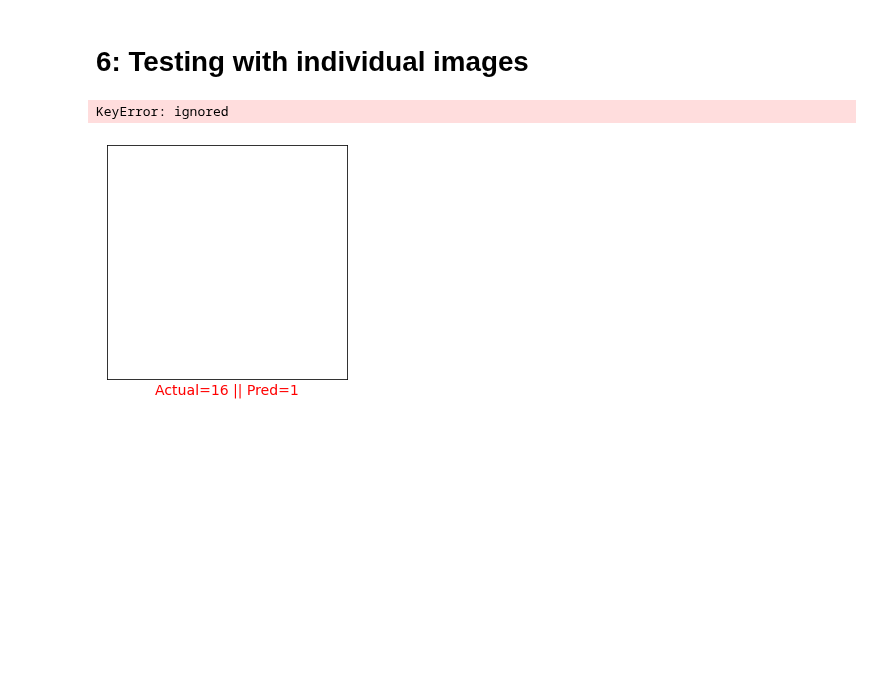
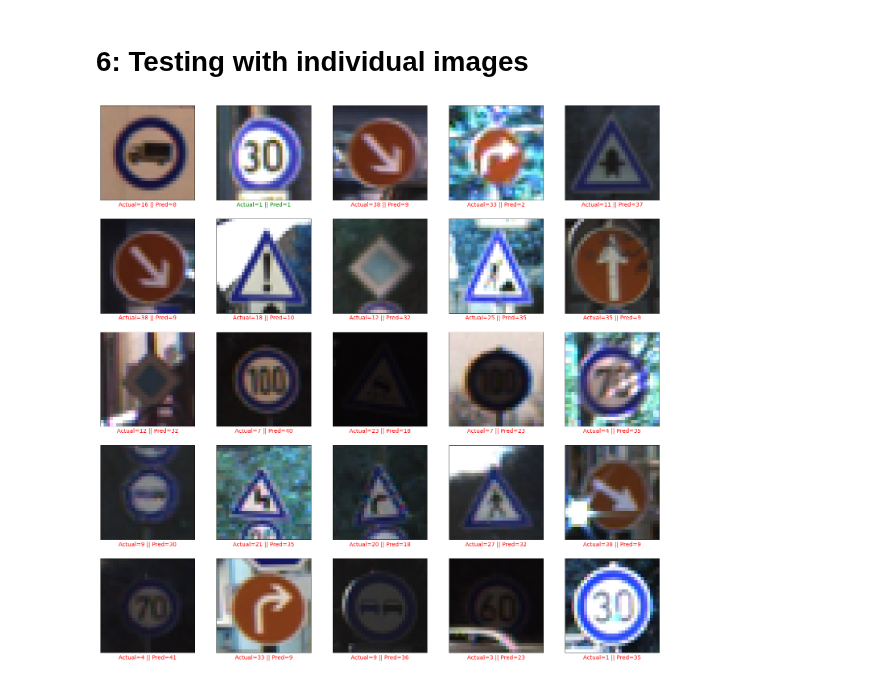
Before and after one commit to IanEspinoso/mock_mr_ganger, a Jupyter notebook: GTRSB - CNN (TensorFlow).ipynb, the cells around one changed output. Drawn from its saved outputs; the diff is of its cells as text; code cells hidden in the pictures; blank space fills up the shorter version.

Commit message:
notebook complete but model performance is poor

```diff
--- a/GTRSB - CNN (TensorFlow).ipynb
+++ b/GTRSB - CNN (TensorFlow).ipynb
@@ -479,27 +447,52 @@ Name: ClassId, dtype: int64
 
 # #Accuracy with the test data
 # print('Test Data accuracy: ',accuracy_score(labels, pred)*100)
+# %%
+from PIL import Image
+from sklearn.metrics import accuracy_score
+
+labels = test_data["ClassId"].values
+imgs = test_data["Path"].values
+
+data_dir = '/content/gtsrb-german-traffic-sign'
+
+data =[]
+
+for img in imgs:
+    try:
+        image = cv2.imread(data_dir + '/' +img)
+        image_fromarray = Image.fromarray(image, 'RGB')
+        resize_image = image_fromarray.resize((30, 30))
+        data.append(np.array(resize_image))
+    except:
+        print("Error in " + img)
+X_test = np.array(data)
+X_test = X_test/255
+
+pred = model.predict_classes(X_test)
+
+# #Accuracy with the test data
+# print('Test Data accuracy: ',accuracy_score(labels, pred)*100)
 # %%
 # pred = model.predict_classes(test_generator)
 
 
 plt.figure(figsize = (25, 25))
 labels = test_data.ClassId.values
 
 start_index = 0
 for i in range(25):
     plt.subplot(5, 5, i + 1)
     plt.grid(False)
     plt.xticks([])
     plt.yticks([])
-    prediction = predicted_class_indices[start_index + i]
+    prediction = pred[start_index + i]
     actual = labels[start_index + i]
     col = 'g'
     if prediction != actual:
         col = 'r'
     plt.xlabel('Actual={} || Pred={}'.format(actual, prediction), color = col)
-    plt.imshow(test_data[start_index + i])
+    plt.imshow(X_test[start_index + i])
 plt.show()
 # %% [output]
-KeyError: ignored
-[figure, old version]
+[figure, new version]
```
Also changed, not shown: parts of 3 cells of this notebook.
